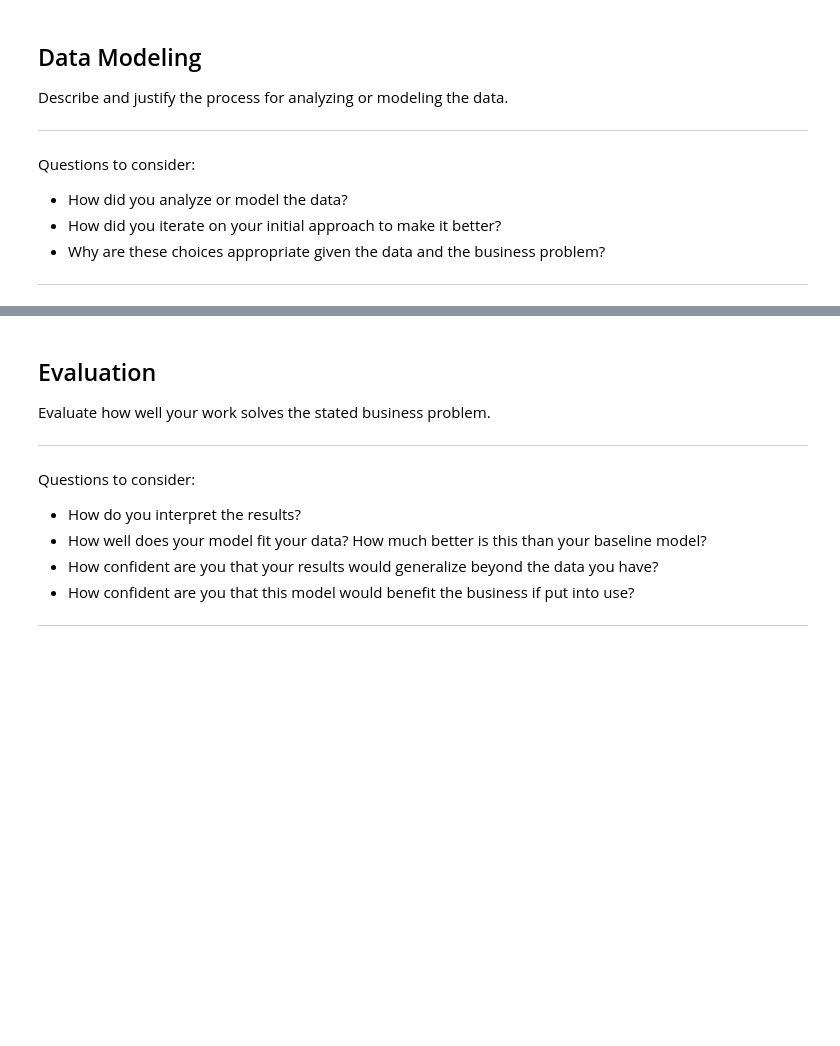
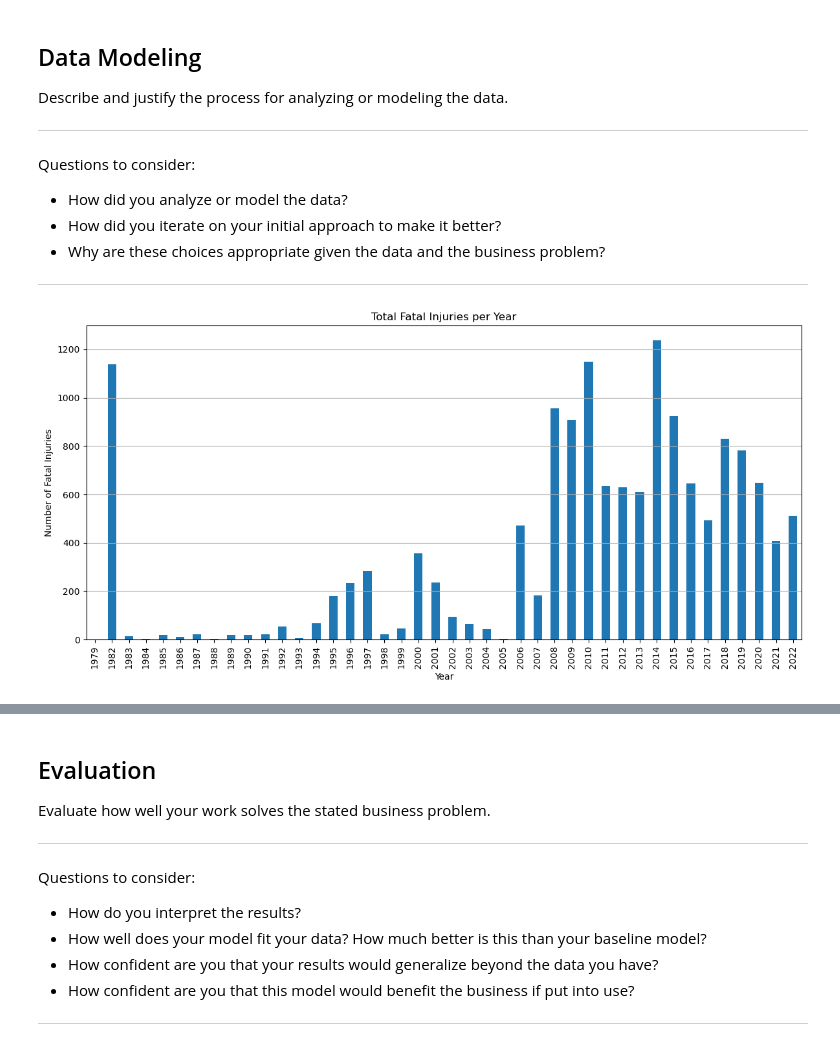
Before and after one commit to Pepe1827/Project-Aviation, a Jupyter notebook: dsc-phase1-project-template.ipynb, the cells around one changed output, grey strips where cells are left out. Drawn from its saved outputs; the diff is of its cells as text; code cells hidden in the pictures; blank space fills up the shorter version.

```diff
--- a/dsc-phase1-project-template.ipynb
+++ b/dsc-phase1-project-template.ipynb
@@ -278,0 +446,8 @@ Name: count, dtype: int64
+# %%
+df_relevant_columns['Aircraft_damage'] = df_relevant_columns['Aircraft_damage'].fillna('Unknown') # filling nan values with 'Unknown'
+df_relevant_columns['Engine_Type'] = df_relevant_columns['Engine_Type'].replace('UNK', 'Unknown') # replacing 'UNK' for 'Unknown'
+df_relevant_columns['Engine_Type'] = df_relevant_columns['Engine_Type'].fillna('Unknown') # filling nan values with 'Unknown'
+df_relevant_columns['Weather_Condition'] = df_relevant_columns['Weather_Condition'].replace('UNK', 'Unknown') # replacing 'UNK' for 'Unknown'
+df_relevant_columns['Weather_Condition'] = df_relevant_columns['Weather_Condition'].replace('Unk', 'Unknown') # replacing 'Unk' for 'Unknown'
+df_relevant_columns['Weather_Condition'] = df_relevant_columns['Weather_Condition'].fillna('Unknown') # filling nan values with 'Unknown'
+df_relevant_columns['Purpose_of_flight'] = df_relevant_columns['Purpose_of_flight'].fillna('Unknown') # filling nan values with 'Unknown'
@@ -278,0 +469,4 @@ Name: count, dtype: int64
+# %%
+# Now we know the mode for this column is 1.0
+df_relevant_columns['Number_of_Engines'] = df_relevant_columns['Number_of_Engines'].fillna(1.0).astype(int) # filling up the nan values with the mode
+df_relevant_columns = df_relevant_columns[df_relevant_columns['Number_of_Engines'] != 0] # dropping rows with 0 values
@@ -278,0 +512,3 @@ Name: count, dtype: int64
+# %%
+df_relevant_columns['Make'] = df_relevant_columns['Make'].str.title()
+df_relevant_columns
@@ -278,0 +529,2 @@ Name: count, dtype: int64
+# %%
+df_relevant_columns.reset_index(drop=True, inplace=True) #reseting index
@@ -290,0 +551,14 @@ Questions to consider:
+# %%
+fatalities_per_year = df_relevant_columns.groupby('Event_Year')['Total_Fatal_Injuries'].sum()
+
+# Plotting
+plt.figure(figsize=(12, 6))
+fatalities_per_year.plot(kind='bar')
+plt.title('Total Fatal Injuries per Year')
+plt.xlabel('Year')
+plt.ylabel('Number of Fatal Injuries')
+plt.tight_layout()
+plt.grid(axis='y')
+plt.show()
+# %% [output]
+[figure, added]
```
Also changed, not shown: parts of 23 cells of this notebook, 1 other file.
